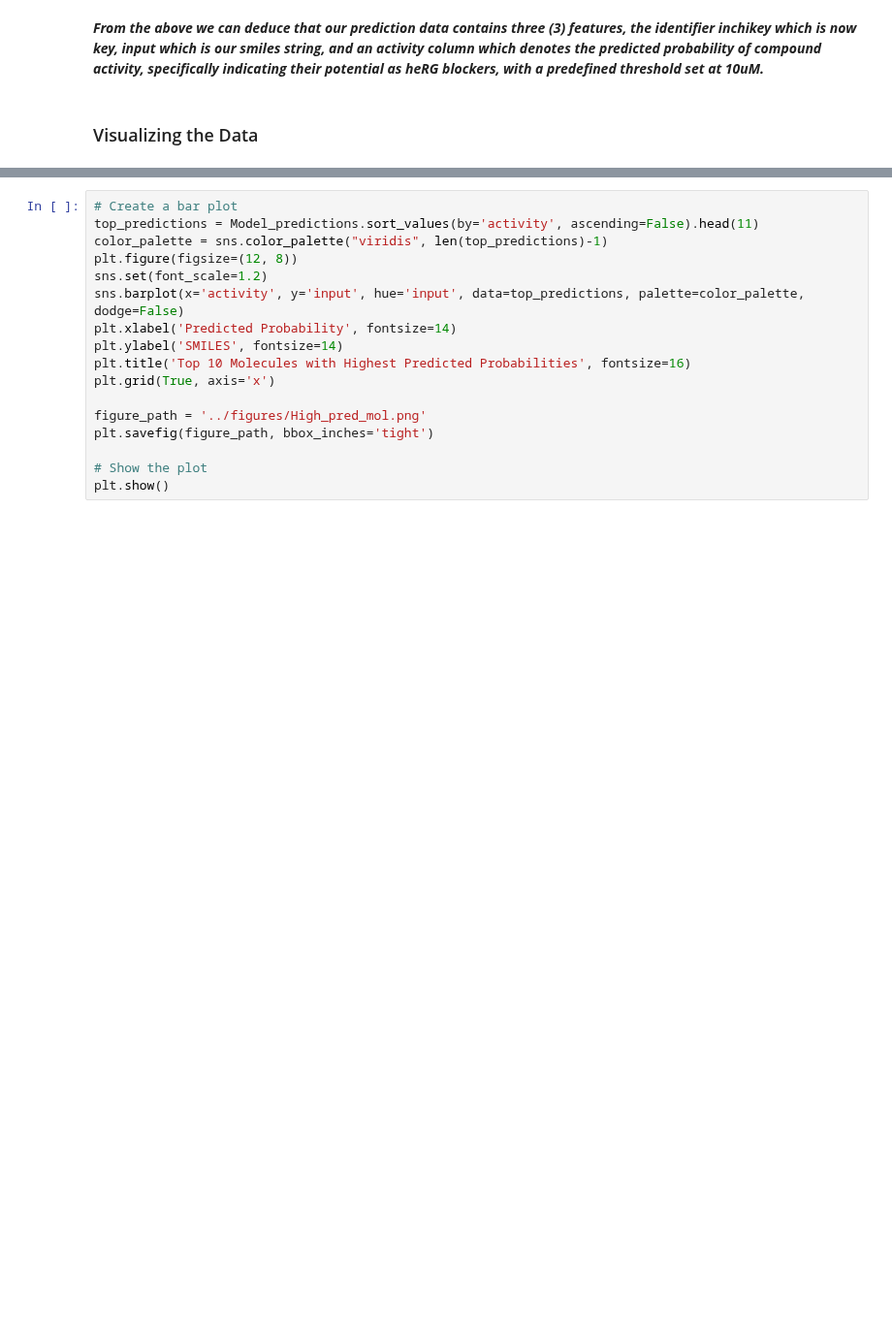
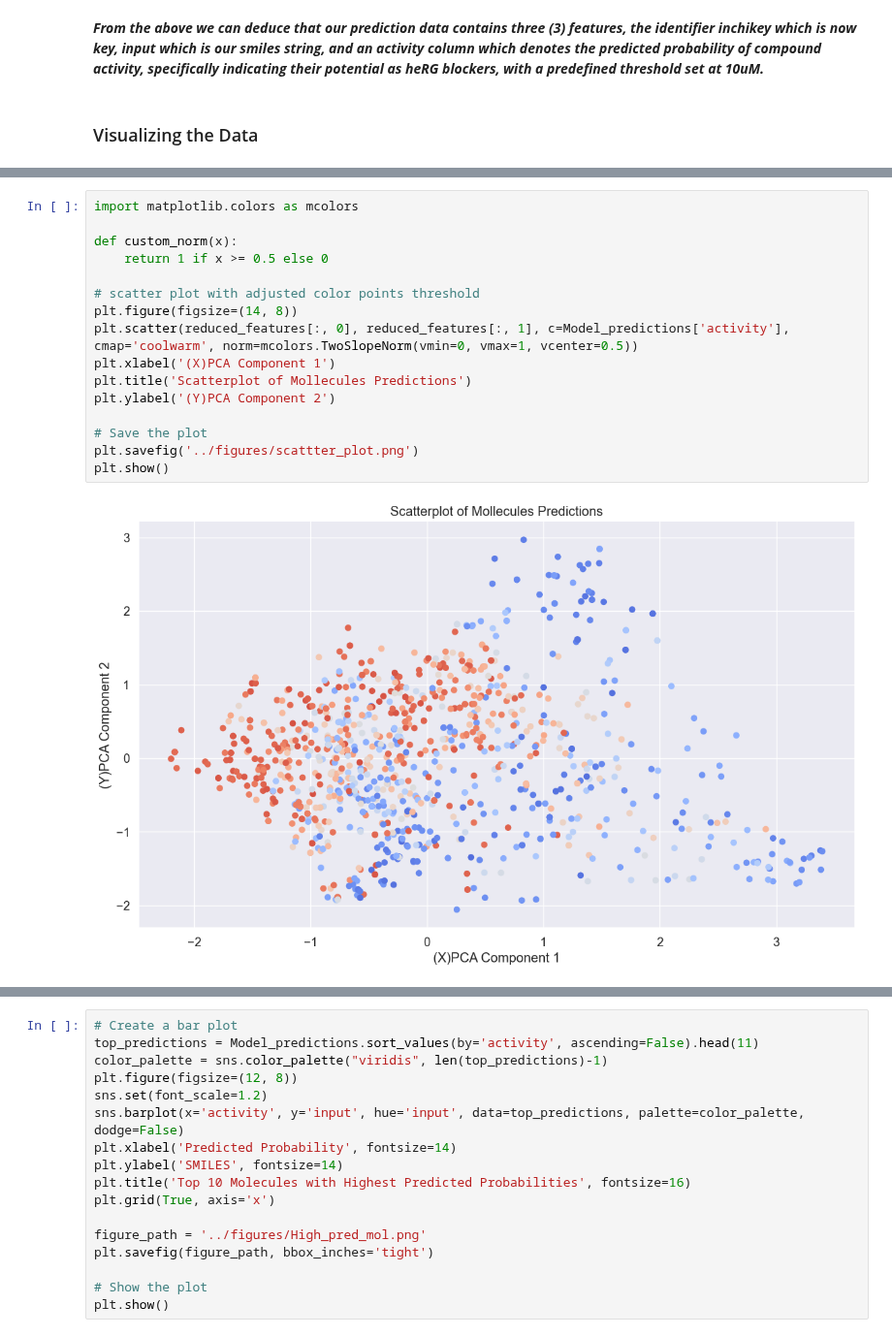
Before and after one commit to Malikbadmus/model-validation-eos30f3, a Jupyter notebook: notebooks/00_model_bias.ipynb, the cells around one changed output, grey strips where cells are left out. Shown at 97% size. Saved outputs shown, nothing was run; the diff lists cells and outputs as text; blank space fills up the shorter version.

```diff
--- a/notebooks/00_model_bias.ipynb
+++ b/notebooks/00_model_bias.ipynb
@@ -242,0 +232,18 @@ No artists with labels found to put in legend.  Note that artists whose label st
+# %%
+import matplotlib.colors as mcolors
+
+def custom_norm(x):
+    return 1 if x >= 0.5 else 0
+
+# scatter plot with adjusted color points threshold
+plt.figure(figsize=(14, 8))
+plt.scatter(reduced_features[:, 0], reduced_features[:, 1], c=Model_predictions['activity'], cmap='coolwarm', norm=mcolors.TwoSlopeNorm(vmin=0, vmax=1, vcenter=0.5))
+plt.xlabel('(X)PCA Component 1')
+plt.title('Scatterplot of Mollecules Predictions')
+plt.ylabel('(Y)PCA Component 2')
+
+# Save the plot
+plt.savefig('../figures/scattter_plot.png')
+plt.show()
+# %% [output]
+[figure, added]
```
Also changed, not shown: parts of 12 cells of this notebook, 3 other files.
